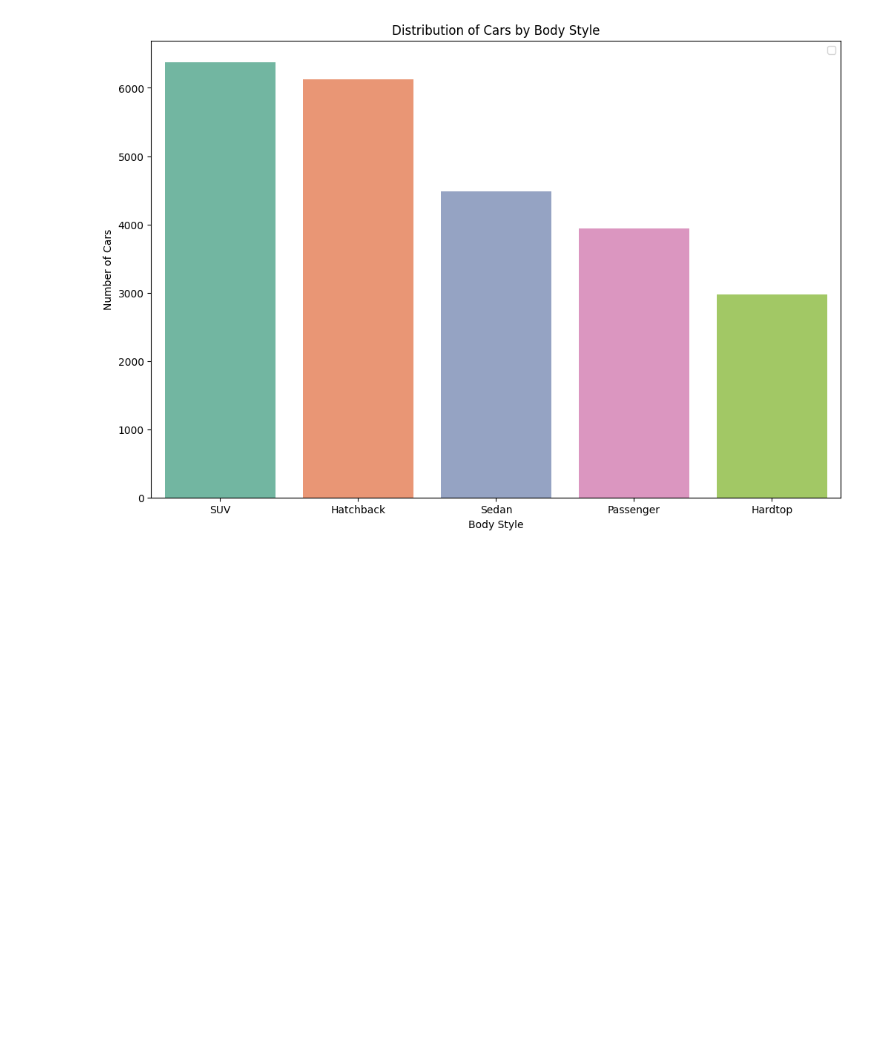
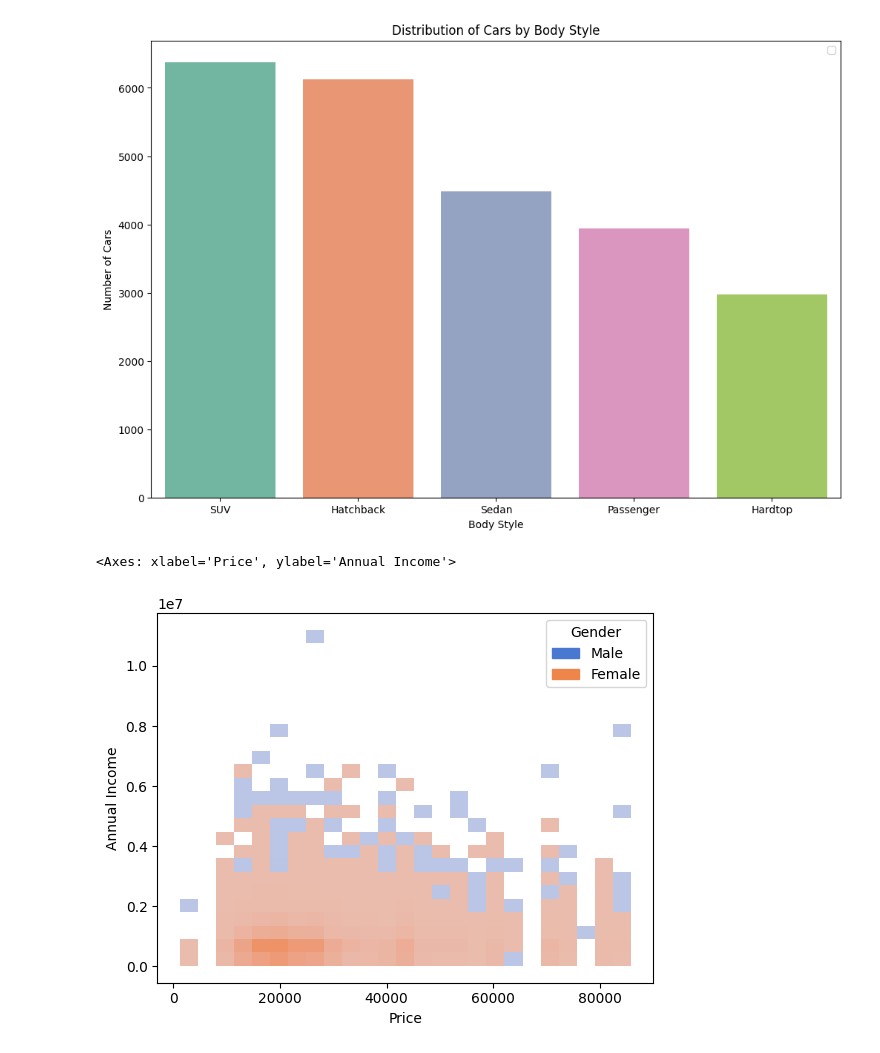
Before and after one commit to ydv-prince/EDA, a Jupyter notebook: EDA_2_Car_Sale_Dataset.ipynb, the cells around one changed output. Saved outputs shown, nothing was run; the diff lists cells and outputs as text; code cells hidden in the pictures; blank space fills up the shorter version.

```diff
--- a/EDA_2_Car_Sale_Dataset.ipynb
+++ b/EDA_2_Car_Sale_Dataset.ipynb
@@ -172,3 +183,10 @@ plt.legend()
 plt.show()
 # %% [output]
 [figure]
+# %%
+#6. How does the average selling price of cars vary by customer gender and annual income?
+
+sns.histplot(x = 'Price', y = 'Annual Income', bins = 25, data = df, hue = 'Gender', palette = 'muted')
+# %% [output]
+<Axes: xlabel='Price', ylabel='Annual Income'>
+[figure, added]
```
Also changed, not shown: parts of 11 cells of this notebook.
